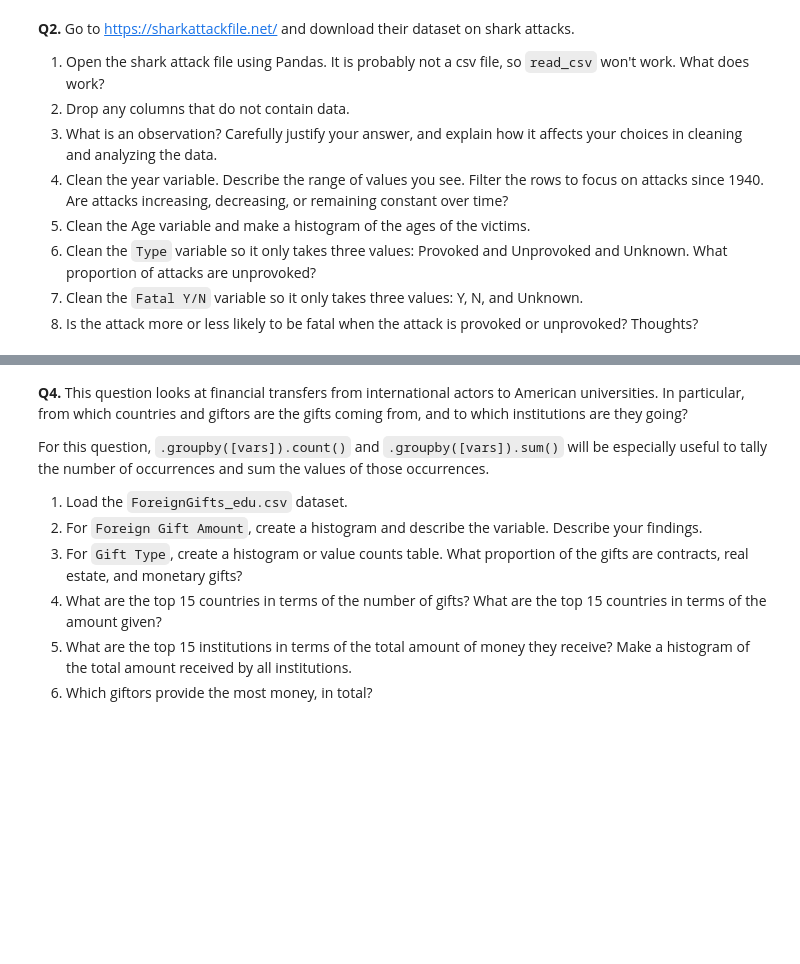
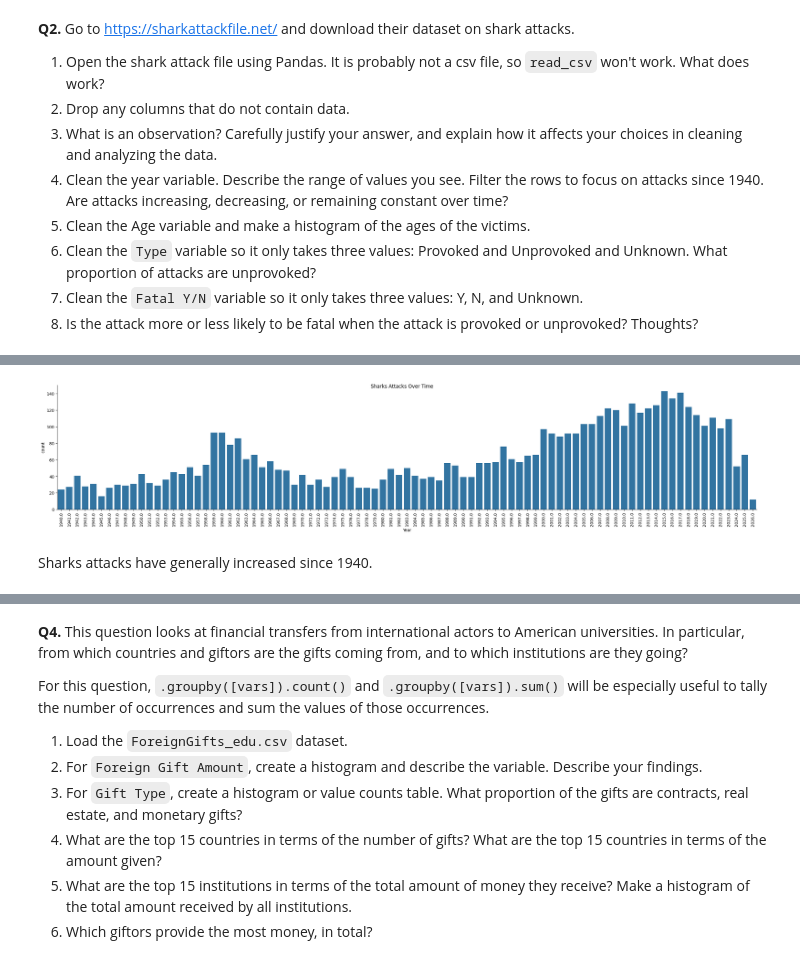
Before and after one commit to syd-nguyen/ds3021-assignments, a Jupyter notebook: assignments/01_assignment_wrangling_and_eda.ipynb, the cells around one changed output, grey strips where cells are left out. Cells and saved outputs as stored; diff of their text form; code cells hidden in the pictures; blank space fills up the shorter version.

```diff
--- a/assignments/01_assignment_wrangling_and_eda.ipynb
+++ b/assignments/01_assignment_wrangling_and_eda.ipynb
@@ -90,3 +92,12 @@ np.int64(0)
 6. Clean the `Type` variable so it only takes three values: Provoked and Unprovoked and Unknown. What proportion of attacks are unprovoked?
 7. Clean the `Fatal Y/N` variable so it only takes three values: Y, N, and Unknown.
 8. Is the attack more or less likely to be fatal when the attack is provoked or unprovoked? Thoughts?
+# %%
+#1
+SHARKS = pd.read_csv('../data/sharksDownloaded.csv')
+
+#2
+SHARKS.dropna(axis='columns', how='all', inplace=True)
+SHARKS = SHARKS.drop(columns=['Unnamed: 21', 'Unnamed: 22'])
+
+SHARKS.head()
@@ -92,0 +128,10 @@ np.int64(0)
+# %%
+# code to fix weird things
+
+# 77 is acceptable, it is for an attack in 77 AD
+# 5 is also acceptable, it is for an attack in 5 AD
+
+# 0 is for a bunch of things :D no dates, ranges, questions, etc.
+# for simplicity, I change all these into nan values
+SHARKS['Year'] = SHARKS['Year'].replace(0, np.nan)
+SHARKS['Year'].unique()
@@ -92,0 +156,15 @@ np.int64(0)
+# %%
+# filter rows to only include years > 1940
+SHARKS2 = SHARKS.copy()
+SHARKS2 = SHARKS[SHARKS['Year'] >= 1940]
+
+# plot to see trend over time
+counts = SHARKS2['Year'].value_counts().to_frame()
+sns.catplot(counts, kind='bar', x='Year', y='count', aspect=5)
+plt.xticks(rotation=90)
+plt.suptitle("Sharks Attacks Over Time")
+plt.show()
+# %% [output]
+[figure, added]
+# %% [markdown]
+Sharks attacks have generally increased since 1940.
```
Also changed, not shown: parts of 8 cells of this notebook.
